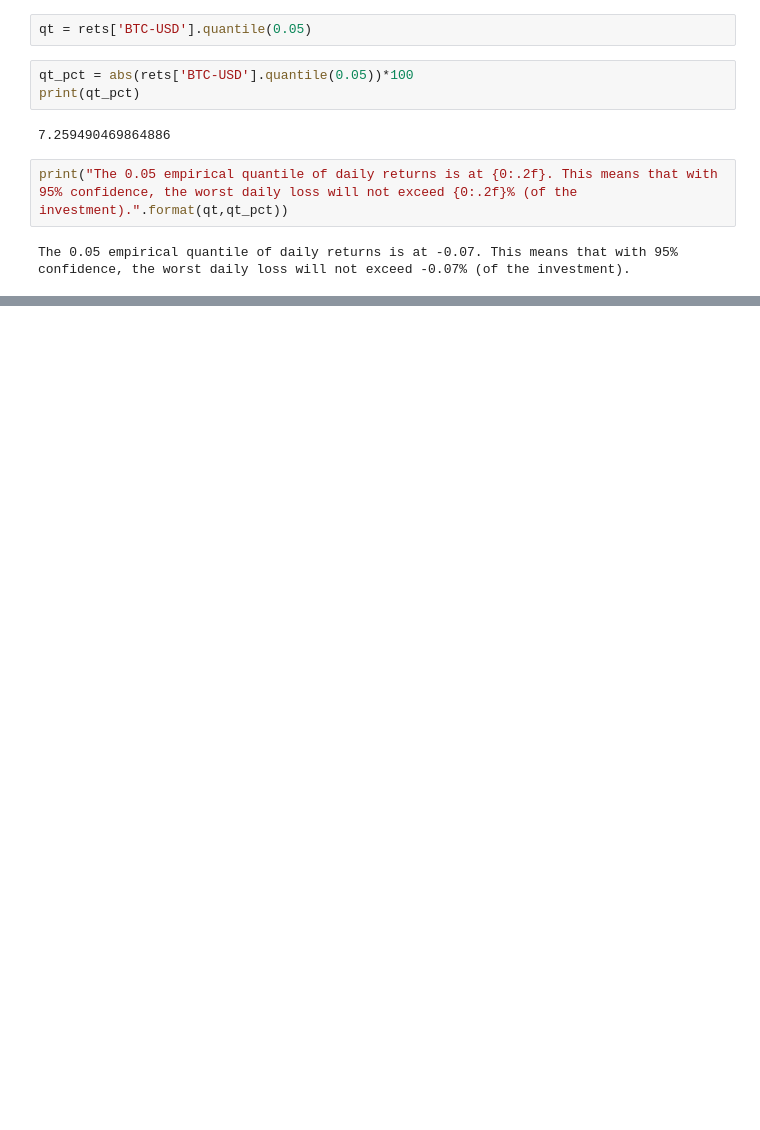
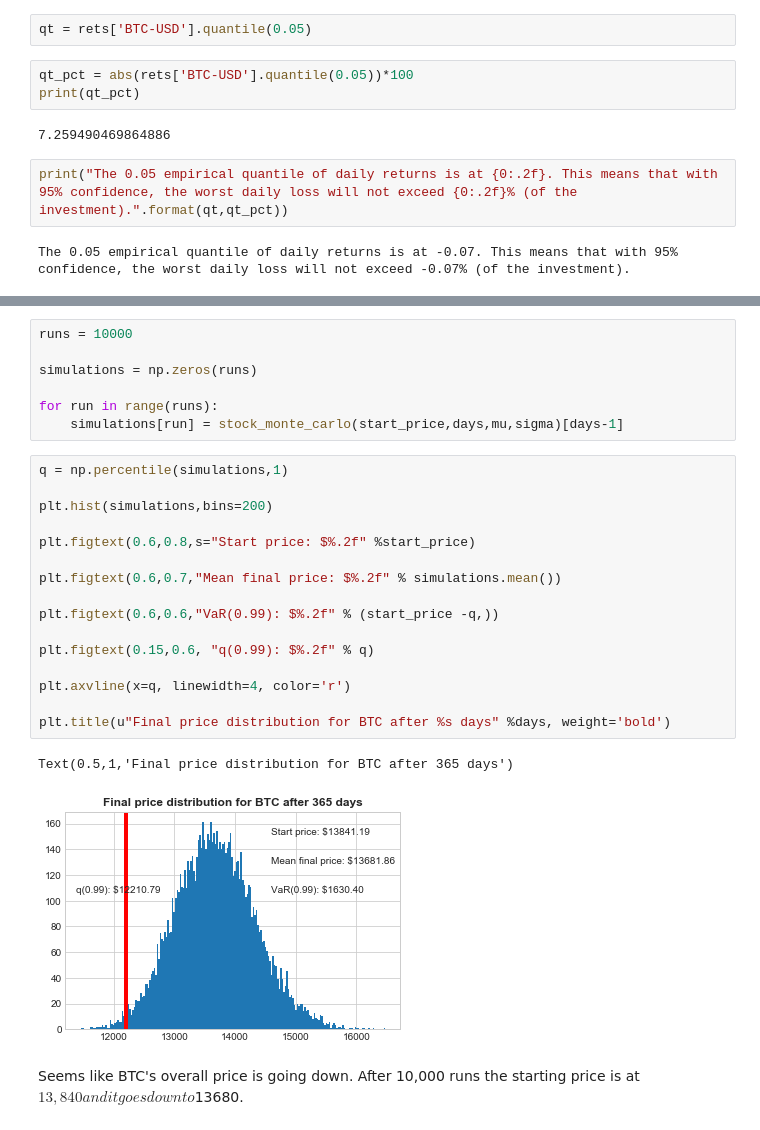
Before and after one commit to melvfnz/data_science_portfolio, a Jupyter notebook: Cryptocurrency Market Analysis.ipynb, the cells around one changed output, grey strips where cells are left out. Drawn from its saved outputs; the diff is of its cells as text; blank space fills up the shorter version.

```diff
--- a/Cryptocurrency Market Analysis.ipynb
+++ b/Cryptocurrency Market Analysis.ipynb
@@ -260,0 +317,28 @@ The 0.05 empirical quantile of daily returns is at -0.07. This means that with 9
+# %%
+runs = 10000
+
+simulations = np.zeros(runs)
+
+for run in range(runs):
+    simulations[run] = stock_monte_carlo(start_price,days,mu,sigma)[days-1]
+# %%
+q = np.percentile(simulations,1)
+
+plt.hist(simulations,bins=200)
+
+plt.figtext(0.6,0.8,s="Start price: $%.2f" %start_price)
+
+plt.figtext(0.6,0.7,"Mean final price: $%.2f" % simulations.mean())
+
+plt.figtext(0.6,0.6,"VaR(0.99): $%.2f" % (start_price -q,))
+
+plt.figtext(0.15,0.6, "q(0.99): $%.2f" % q)
+
+plt.axvline(x=q, linewidth=4, color='r')
+
+plt.title(u"Final price distribution for BTC after %s days" %days, weight='bold')
+# %% [output]
+Text(0.5,1,'Final price distribution for BTC after 365 days')
+[figure, added]
+# %% [markdown]
+Seems like BTC's overall price is going down. After 10,000 runs the starting price is at $13,840 and it goes down to $13680.
```
Also changed, not shown: parts of 15 cells of this notebook.
